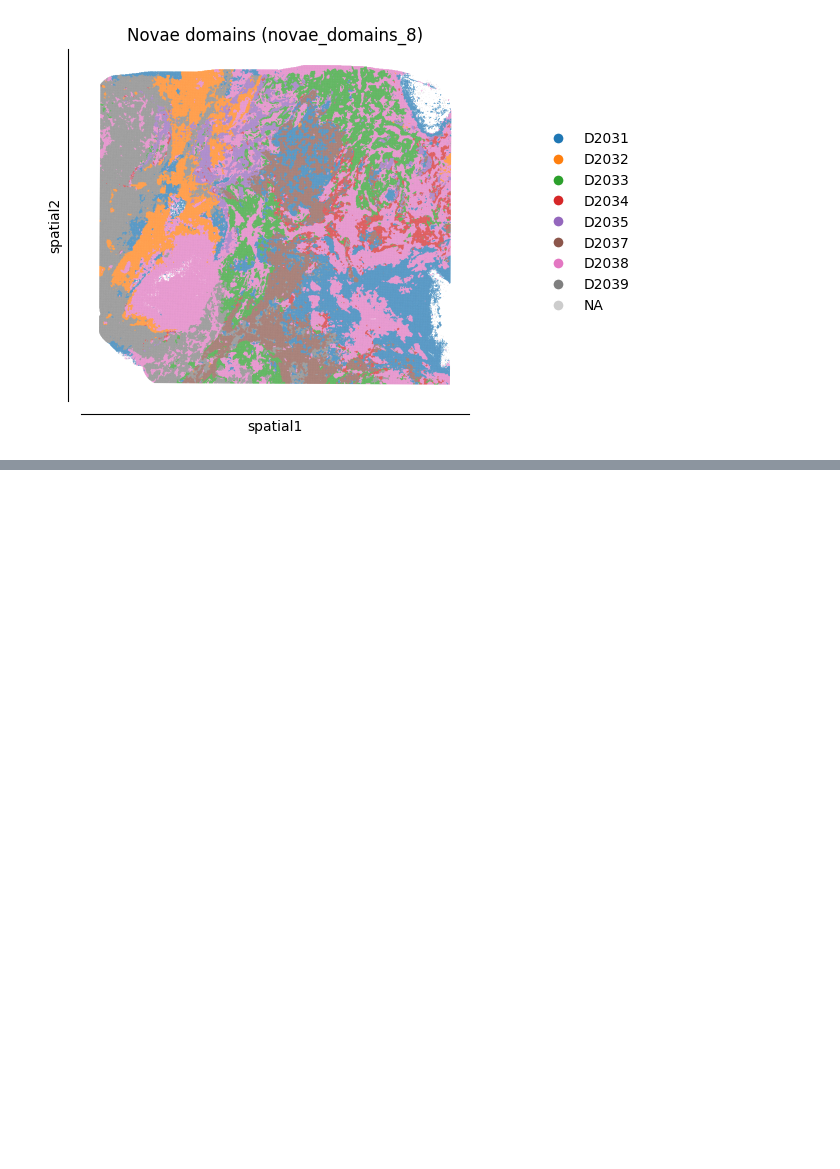
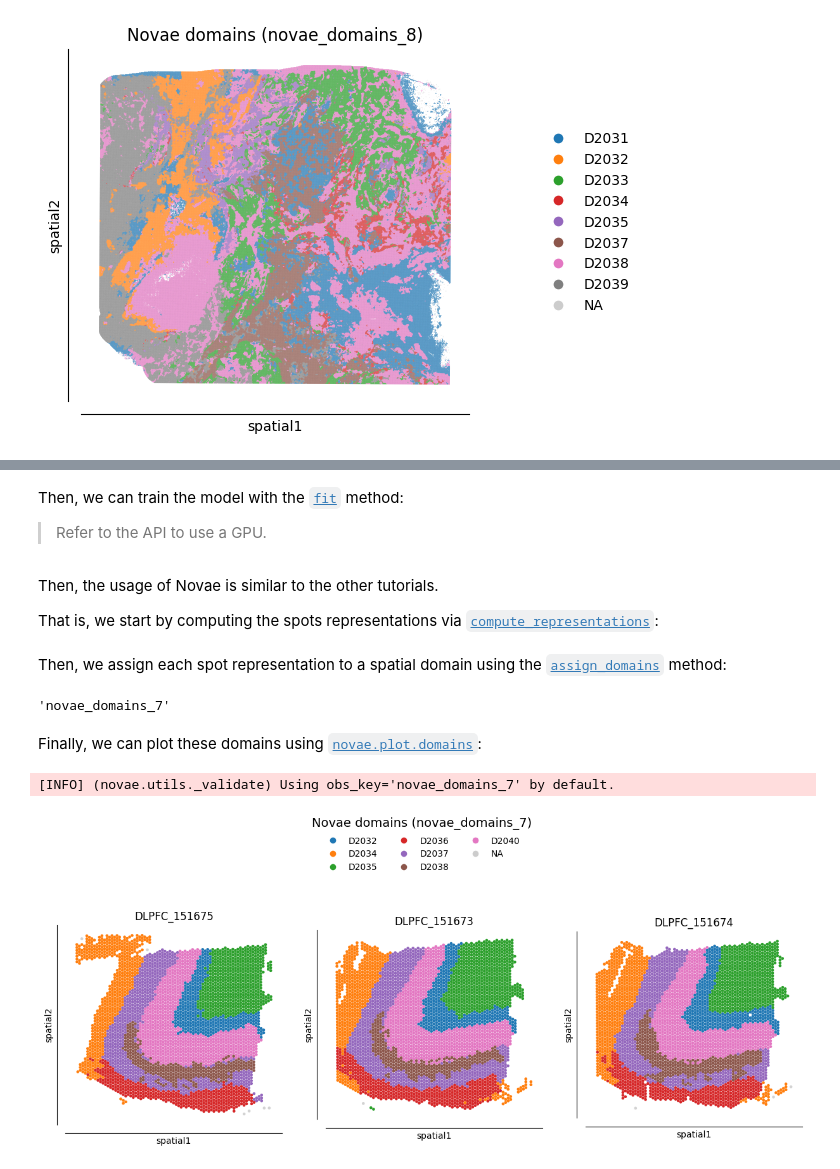
Before and after one commit to MICS-Lab/novae, a Jupyter notebook: docs/tutorials/resolutions.ipynb, the cells around one changed output, grey strips where cells are left out. Saved outputs shown, nothing was run; the diff lists cells and outputs as text; code cells hidden in the pictures; blank space fills up the shorter version.

```diff
--- a/docs/tutorials/resolutions.ipynb
+++ b/docs/tutorials/resolutions.ipynb
@@ -85,0 +130,3 @@ novae.plot.domains(adata, cell_size=35)
+# %%
+sc.pp.highly_variable_genes(adata, flavor="seurat_v3", n_top_genes=3000)
+adata = adata[:, adata.var["highly_variable"]].copy()
@@ -85,0 +147,4 @@ novae.plot.domains(adata, cell_size=35)
+# %% [markdown]
+Then, we can train the model with the [`fit`](../../api/Novae/#novae.Novae.fit) method:
+
+> Refer to the API to use a GPU.
@@ -85,0 +153,4 @@ novae.plot.domains(adata, cell_size=35)
+# %% [markdown]
+Then, the usage of Novae is similar to the other tutorials.
+
+That is, we start by computing the spots representations via [`compute_representations`](../../api/Novae/#novae.Novae.compute_representations):
@@ -85,0 +159,13 @@ novae.plot.domains(adata, cell_size=35)
+# %% [markdown]
+Then, we assign each spot representation to a spatial domain using the [`assign_domains`](../../api/Novae/#novae.Novae.assign_domains) method:
+# %%
+model.assign_domains()
+# %% [output]
+'novae_domains_7'
+# %% [markdown]
+Finally, we can plot these domains using [`novae.plot.domains`](../../api/plot/#novae.plot.domains):
+# %%
+novae.plot.domains(adata)
+# %% [output]
+[INFO] (novae.utils._validate) Using obs_key='novae_domains_7' by default.
+[figure, added]
```
Also changed, not shown: parts of 25 cells of this notebook, 5 other files.
